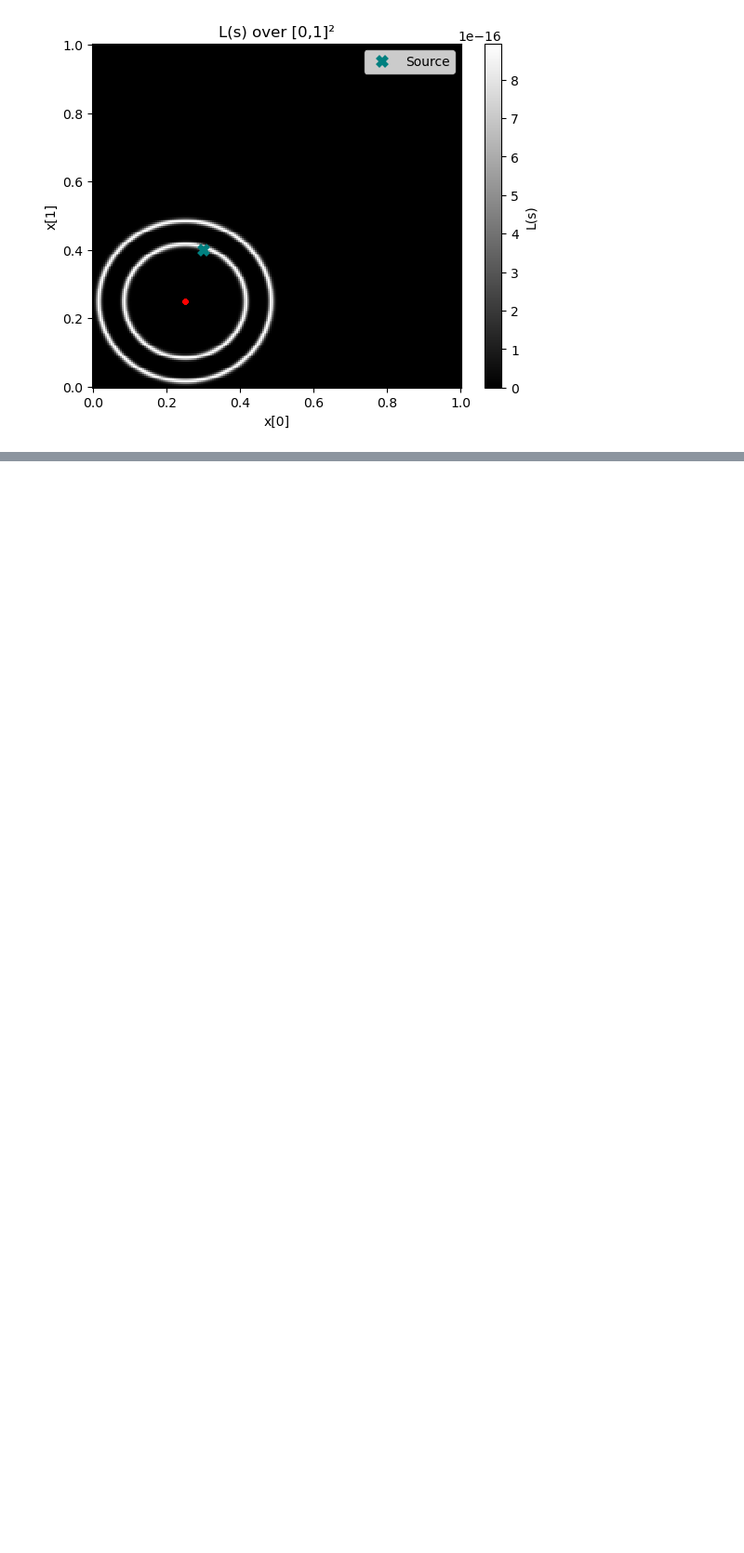
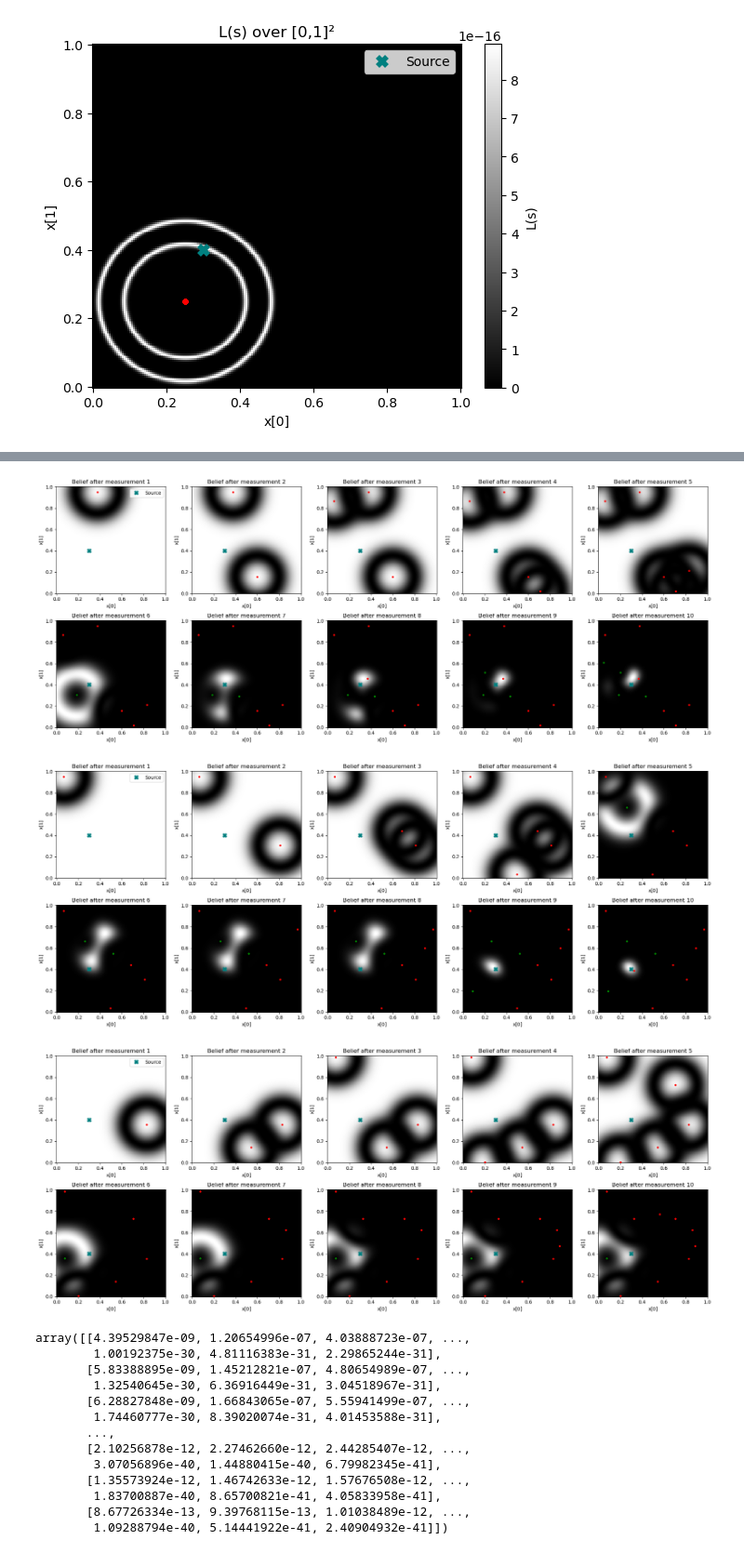
Before and after one commit to theoHC/Mech455ActiveLearningHW, a Jupyter notebook: HW1/HW1 Code.ipynb, the cells around one changed output, grey strips where cells are left out. Shown at 93% size. Drawn from its saved outputs; the diff is of its cells as text; code cells hidden in the pictures; blank space fills up the shorter version.

```diff
--- a/HW1/HW1 Code.ipynb
+++ b/HW1/HW1 Code.ipynb
@@ -114,0 +199,38 @@ L_for_fixed((.25, .25))
+# %%
+np.random.seed(42)
+def get_mindist_measurement(cur_belief, measurements):
+    MIN_DIST = 0.1
+
+    while True:
+        point = np.random.uniform(0, 1, 2)
+
+        if len(measurements) == 0:
+            break
+
+        dists = [np.linalg.norm(point - m[:2]) for m in measurements]
+        if min(dists) >= MIN_DIST:
+            break
+
+    reading = 1 if np.random.uniform() < f(point) else -1
+    return np.append(point, reading)
+
+run_sequential_updates(get_mindist_measurement, s, X0, X1, belief)
+run_sequential_updates(get_mindist_measurement, s, X0, X1, belief)
+run_sequential_updates(get_mindist_measurement, s, X0, X1, belief)
+# %% [output]
+[figure, added]
+[figure, added]
+[figure, added]
+array([[4.39529847e-09, 1.20654996e-07, 4.03888723e-07, ...,
+        1.00192375e-30, 4.81116383e-31, 2.29865244e-31],
+       [5.83388895e-09, 1.45212821e-07, 4.80654989e-07, ...,
+        1.32540645e-30, 6.36916449e-31, 3.04518967e-31],
+       [6.28827848e-09, 1.66843065e-07, 5.55941499e-07, ...,
+        1.74460777e-30, 8.39020074e-31, 4.01453588e-31],
+       ...,
+       [2.10256878e-12, 2.27462660e-12, 2.44285407e-12, ...,
+        3.07056896e-40, 1.44880415e-40, 6.79982345e-41],
+       [1.35573924e-12, 1.46742633e-12, 1.57676508e-12, ...,
+        1.83700887e-40, 8.65700821e-41, 4.05833958e-41],
+       [8.67726334e-13, 9.39768115e-13, 1.01038489e-12, ...,
+        1.09288794e-40, 5.14441922e-41, 2.40904932e-41]])
```
Also changed, not shown: parts of 3 cells of this notebook.
